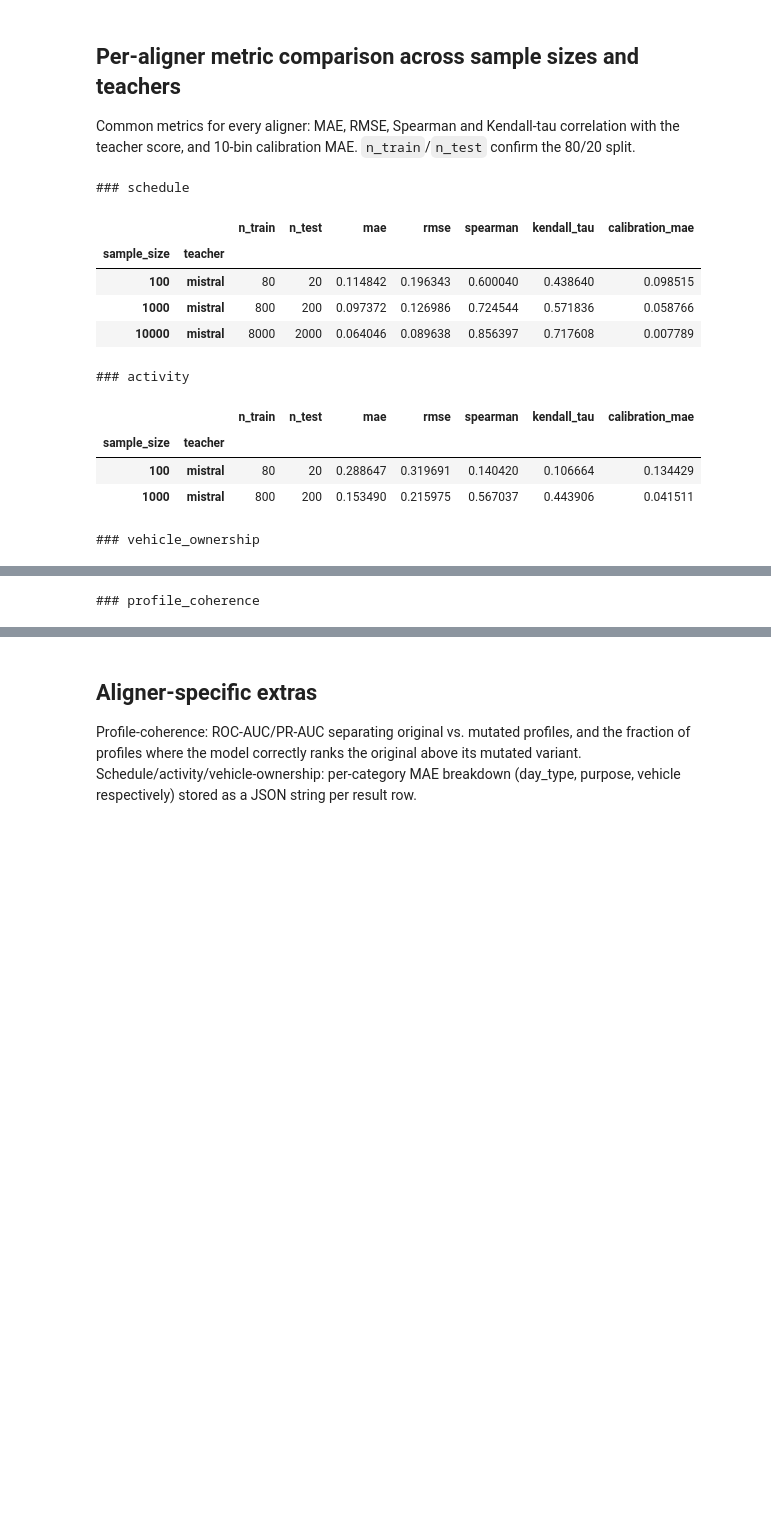
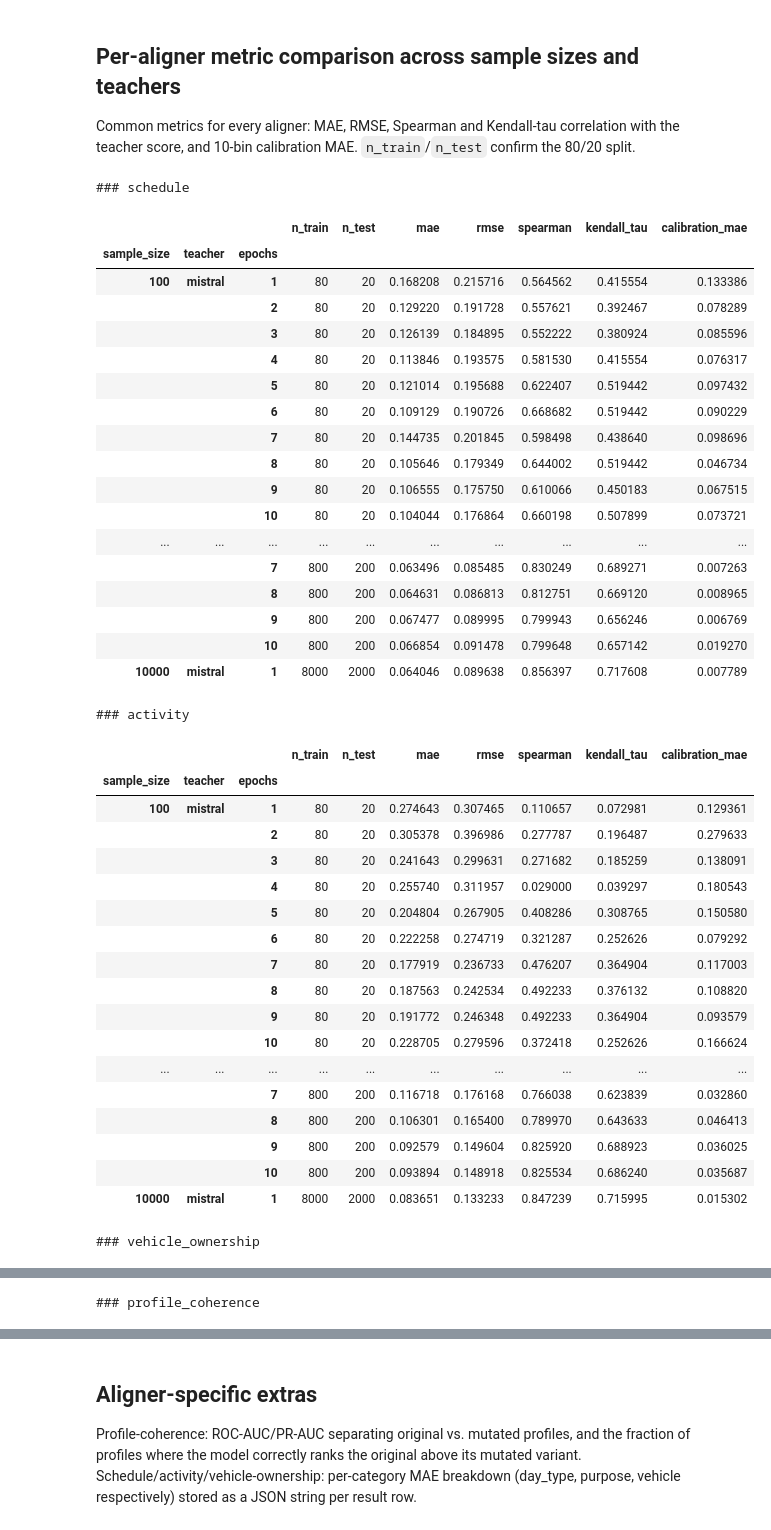
Before and after one commit to gefgu/citybehavex, a Jupyter notebook: notebooks/06_cross_reranker_evaluation/02_multi_aligner_sample_size_comparison.ipynb, the cells around one changed output, grey strips where cells are left out. Saved outputs shown, nothing was run; the diff lists cells and outputs as text; code cells hidden in the pictures; blank space fills up the shorter version.

```diff
--- a/notebooks/06_cross_reranker_evaluation/02_multi_aligner_sample_size_comparison.ipynb
+++ b/notebooks/06_cross_reranker_evaluation/02_multi_aligner_sample_size_comparison.ipynb
@@ -29,12 +30,14 @@ if not (repo_root / 'pyproject.toml').exists():
 
 DATA_ROOT = repo_root / 'data/eval/cross_encoders'
 RESULTS_PATH = DATA_ROOT / 'results.parquet'
+EPOCH_SWEEP_PATH = DATA_ROOT / 'epoch_sweep_mistral.parquet'
 OUTPUT_DIR = repo_root / 'notebooks/06_cross_reranker_evaluation/outputs/multi_aligner'
 OUTPUT_DIR.mkdir(parents=True, exist_ok=True)
 
 ALIGNERS = ['schedule', 'activity', 'vehicle_ownership', 'profile_coherence']
 SAMPLE_SIZES = [100, 1000, 10000]
 TEACHERS = ['qwen', 'mistral']
+PLOT_EPOCHS = [1, 5, 10]
 # %% [markdown]
 ## Coverage: which (aligner, teacher, sample_size) combos are done
 # %%
@@ -44,8 +47,23 @@ if not RESULTS_PATH.exists():
         '(once per teacher currently served at the sibling endpoint).'
     )
 
-results = pd.read_parquet(RESULTS_PATH)
-print(f'Loaded {len(results)} result rows.')
+results = pd.read_parquet(RESULTS_PATH).copy()
+# The original sample-size sweep trained for one epoch. The epoch sweep uses
+# identical cached Mistral labels and splits at n=100/1000, and supersedes its
+# epoch-1 rows so every plotted epoch comes from the same runner/environment.
+results['epochs'] = 1
+if EPOCH_SWEEP_PATH.exists():
+    epoch_results = pd.read_parquet(EPOCH_SWEEP_PATH)
+    replaced = (
+        results['teacher'].eq('mistral')
+        & results['sample_size'].isin(epoch_results['sample_size'].unique())
+        & results['aligner'].isin(epoch_results['aligner'].unique())
+    )
+    results = pd.concat([results.loc[~replaced], epoch_results], ignore_index=True, sort=False)
+    print(f'Loaded {len(epoch_results)} epoch-sweep rows from {EPOCH_SWEEP_PATH.name}.')
+else:
+    print(f'Epoch sweep not found at {EPOCH_SWEEP_PATH}; showing epoch-1 results only.')
+print(f'Loaded {len(results)} combined result rows.')
 
 coverage = pd.DataFrame(
     index=pd.MultiIndex.from_product([ALIGNERS, SAMPLE_SIZES], names=['aligner', 'sample_size']),
@@ -101,34 +120,61 @@ the teacher score, and 10-bin calibration MAE. `n_train`/`n_test` confirm the 80
 # %%
 METRIC_COLS = ['n_train', 'n_test', 'mae', 'rmse', 'spearman', 'kendall_tau', 'calibration_mae']
 
 def aligner_table(aligner):
     subset = results[results['aligner'] == aligner]
     if subset.empty:
         print(f'No results yet for {aligner}.')
         return None
     table = (
-        subset.set_index(['sample_size', 'teacher'])[METRIC_COLS]
+        subset.set_index(['sample_size', 'teacher', 'epochs'])[METRIC_COLS]
         .sort_index()
     )
     return table
 
 aligner_tables = {}
 for aligner in ALIGNERS:
     print(f'### {aligner}')
     table = aligner_table(aligner)
     aligner_tables[aligner] = table
     if table is not None:
         display(table)
 # %% [output]
 ### schedule
-|  |  | n_train | n_test | mae | rmse | spearman | kendall_tau | calibration_mae |
-| sample_size | teacher |  |  |  |  |  |  |  |
-| 100 | mistral | 80 | 20 | 0.114842 | 0.196343 | 0.600040 | 0.438640 | 0.098515 |
-| 1000 | mistral | 800 | 200 | 0.097372 | 0.126986 | 0.724544 | 0.571836 | 0.058766 |
-| 10000 | mistral | 8000 | 2000 | 0.064046 | 0.089638 | 0.856397 | 0.717608 | 0.007789 |
+|  |  |  | n_train | n_test | mae | rmse | spearman | kendall_tau | calibration_mae |
+| sample_size | teacher | epochs |  |  |  |  |  |  |  |
+| 100 | mistral | 1 | 80 | 20 | 0.168208 | 0.215716 | 0.564562 | 0.415554 | 0.133386 |
+|  |  | 2 | 80 | 20 | 0.129220 | 0.191728 | 0.557621 | 0.392467 | 0.078289 |
+|  |  | 3 | 80 | 20 | 0.126139 | 0.184895 | 0.552222 | 0.380924 | 0.085596 |
+|  |  | 4 | 80 | 20 | 0.113846 | 0.193575 | 0.581530 | 0.415554 | 0.076317 |
+|  |  | 5 | 80 | 20 | 0.121014 | 0.195688 | 0.622407 | 0.519442 | 0.097432 |
+|  |  | 6 | 80 | 20 | 0.109129 | 0.190726 | 0.668682 | 0.519442 | 0.090229 |
+|  |  | 7 | 80 | 20 | 0.144735 | 0.201845 | 0.598498 | 0.438640 | 0.098696 |
+|  |  | 8 | 80 | 20 | 0.105646 | 0.179349 | 0.644002 | 0.519442 | 0.046734 |
+|  |  | 9 | 80 | 20 | 0.106555 | 0.175750 | 0.610066 | 0.450183 | 0.067515 |
+|  |  | 10 | 80 | 20 | 0.104044 | 0.176864 | 0.660198 | 0.507899 | 0.073721 |
+| ... | ... | ... | ... | ... | ... | ... | ... | ... | ... |
+|  |  | 7 | 800 | 200 | 0.063496 | 0.085485 | 0.830249 | 0.689271 | 0.007263 |
+|  |  | 8 | 800 | 200 | 0.064631 | 0.086813 | 0.812751 | 0.669120 | 0.008965 |
+|  |  | 9 | 800 | 200 | 0.067477 | 0.089995 | 0.799943 | 0.656246 | 0.006769 |
+|  |  | 10 | 800 | 200 | 0.066854 | 0.091478 | 0.799648 | 0.657142 | 0.019270 |
+| 10000 | mistral | 1 | 8000 | 2000 | 0.064046 | 0.089638 | 0.856397 | 0.717608 | 0.007789 |
 ### activity
-|  |  | n_train | n_test | mae | rmse | spearman | kendall_tau | calibration_mae |
-| sample_size | teacher |  |  |  |  |  |  |  |
-| 100 | mistral | 80 | 20 | 0.288647 | 0.319691 | 0.140420 | 0.106664 | 0.134429 |
-| 1000 | mistral | 800 | 200 | 0.153490 | 0.215975 | 0.567037 | 0.443906 | 0.041511 |
+|  |  |  | n_train | n_test | mae | rmse | spearman | kendall_tau | calibration_mae |
+| sample_size | teacher | epochs |  |  |  |  |  |  |  |
+| 100 | mistral | 1 | 80 | 20 | 0.274643 | 0.307465 | 0.110657 | 0.072981 | 0.129361 |
+|  |  | 2 | 80 | 20 | 0.305378 | 0.396986 | 0.277787 | 0.196487 | 0.279633 |
+|  |  | 3 | 80 | 20 | 0.241643 | 0.299631 | 0.271682 | 0.185259 | 0.138091 |
+|  |  | 4 | 80 | 20 | 0.255740 | 0.311957 | 0.029000 | 0.039297 | 0.180543 |
+|  |  | 5 | 80 | 20 | 0.204804 | 0.267905 | 0.408286 | 0.308765 | 0.150580 |
+|  |  | 6 | 80 | 20 | 0.222258 | 0.274719 | 0.321287 | 0.252626 | 0.079292 |
+|  |  | 7 | 80 | 20 | 0.177919 | 0.236733 | 0.476207 | 0.364904 | 0.117003 |
+|  |  | 8 | 80 | 20 | 0.187563 | 0.242534 | 0.492233 | 0.376132 | 0.108820 |
+|  |  | 9 | 80 | 20 | 0.191772 | 0.246348 | 0.492233 | 0.364904 | 0.093579 |
+|  |  | 10 | 80 | 20 | 0.228705 | 0.279596 | 0.372418 | 0.252626 | 0.166624 |
+| ... | ... | ... | ... | ... | ... | ... | ... | ... | ... |
+|  |  | 7 | 800 | 200 | 0.116718 | 0.176168 | 0.766038 | 0.623839 | 0.032860 |
+|  |  | 8 | 800 | 200 | 0.106301 | 0.165400 | 0.789970 | 0.643633 | 0.046413 |
+|  |  | 9 | 800 | 200 | 0.092579 | 0.149604 | 0.825920 | 0.688923 | 0.036025 |
+|  |  | 10 | 800 | 200 | 0.093894 | 0.148918 | 0.825534 | 0.686240 | 0.035687 |
+| 10000 | mistral | 1 | 8000 | 2000 | 0.083651 | 0.133233 | 0.847239 | 0.715995 | 0.015302 |
 ### vehicle_ownership
```
Also changed, not shown: parts of 7 cells of this notebook, 3 other files.
